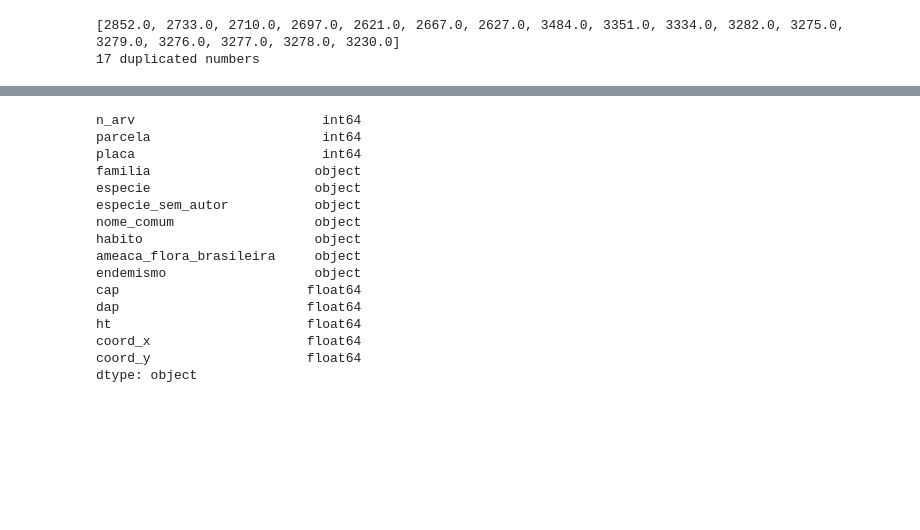
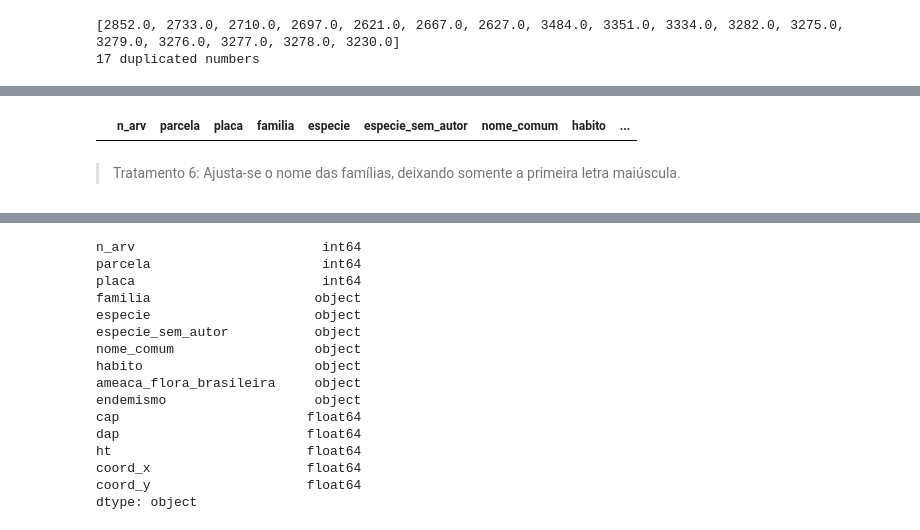
Before and after one commit to nettorobson/jupyter-if, a Jupyter notebook: if_teste.ipynb, the cells around one changed output, grey strips where cells are left out. Saved outputs shown, nothing was run; the diff lists cells and outputs as text; code cells hidden in the pictures; blank space fills up the shorter version.

```diff
--- a/if_teste.ipynb
+++ b/if_teste.ipynb
@@ -353,2 +379,10 @@ data['placa'].fillna(value = 3278.0, inplace = True)
 data['placa'] = data['placa'].astype(int)
+# %%
+# Verifica-se se restam dados duplicados:
+data[data.duplicated()]
+# %% [output]
+|  | n_arv | parcela | placa | familia | especie | especie_sem_autor | nome_comum | habito | ... |
+# %% [markdown]
+> Tratamento 6:
+Ajusta-se o nome das famílias, deixando somente a primeira letra maiúscula.
 # %%
```
Also changed, not shown: parts of 81 cells of this notebook.
